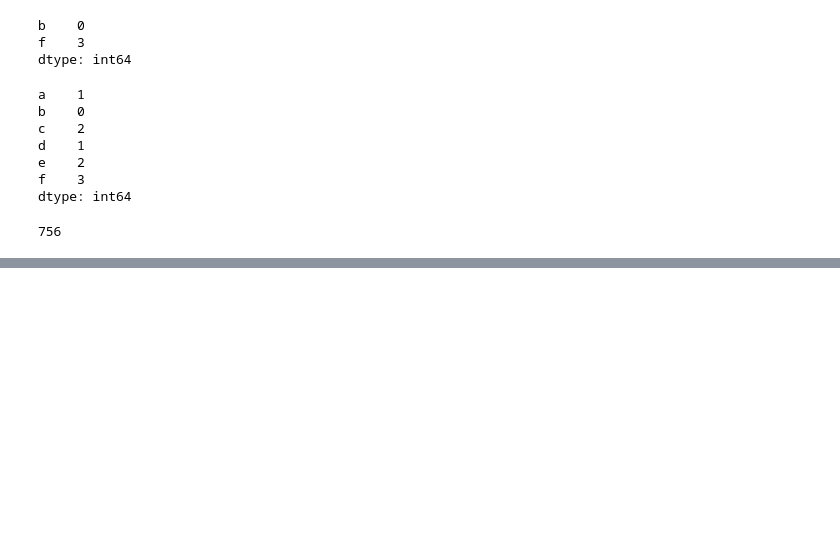
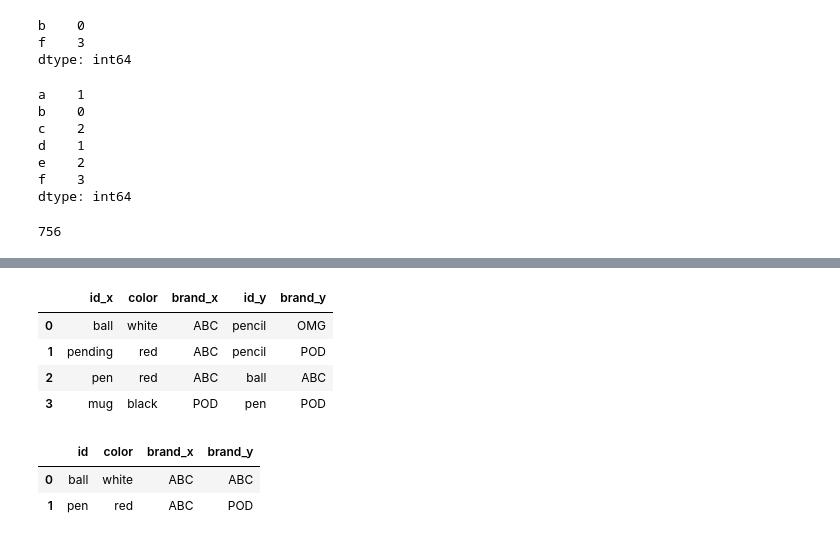
Before and after one commit to Xlength/GLA, a Jupyter notebook: Self_Attempt/Self_Attempt-Pandas.ipynb, the cells around one changed output, grey strips where cells are left out. Cells and saved outputs as stored; diff of their text form; code cells hidden in the pictures; blank space fills up the shorter version.

```diff
--- a/Self_Attempt/Self_Attempt-Pandas.ipynb
+++ b/Self_Attempt/Self_Attempt-Pandas.ipynb
@@ -582,3 +582,13 @@ file=open("normalized_data.txt",'w')
 file.write(normalized_data)
 # %% [output]
 756
+# %%
+import pandas as pd
+frameA=pd.DataFrame({'id':['ball','pending','pen','mug','ashtray'],
+                    'color':['white','red','red','black','green'],
+                    'brand':['ABC','ABC','ABC','POD','POD']})
+frameB=pd.DataFrame({'id':['pencil','pencil','ball','pen'],
+                     'brand':['OMG','POD','ABC','POD']})
+pd.merge(frameA,frameB,right_index=True,left_index=True)
+print(frameA)
+print(frameB)
@@ -584,0 +607,15 @@ file.write(normalized_data)
+# %%
+pd.merge(frameA,frameB,right_index=True,left_index=True)
+# pd.merge(frameA,frameB)
+# %% [output]
+|  | id_x | color | brand_x | id_y | brand_y |
+| 0 | ball | white | ABC | pencil | OMG |
+| 1 | pending | red | ABC | pencil | POD |
+| 2 | pen | red | ABC | ball | ABC |
+| 3 | mug | black | POD | pen | POD |
+# %%
+pd.merge(frameA,frameB,on='id')
+# %% [output]
+|  | id | color | brand_x | brand_y |
+| 0 | ball | white | ABC | ABC |
+| 1 | pen | red | ABC | POD |
```
Also changed, not shown: parts of 2 cells of this notebook, 16 other files.
